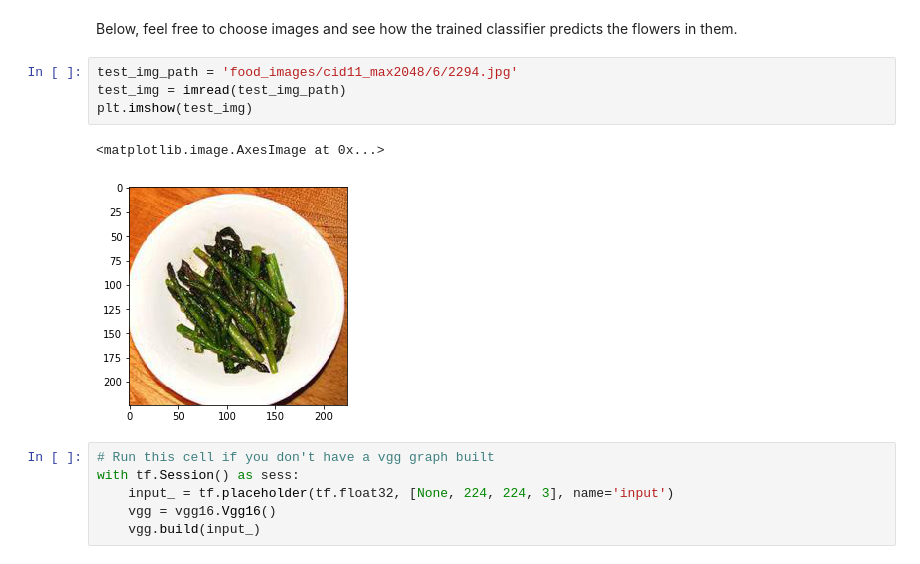
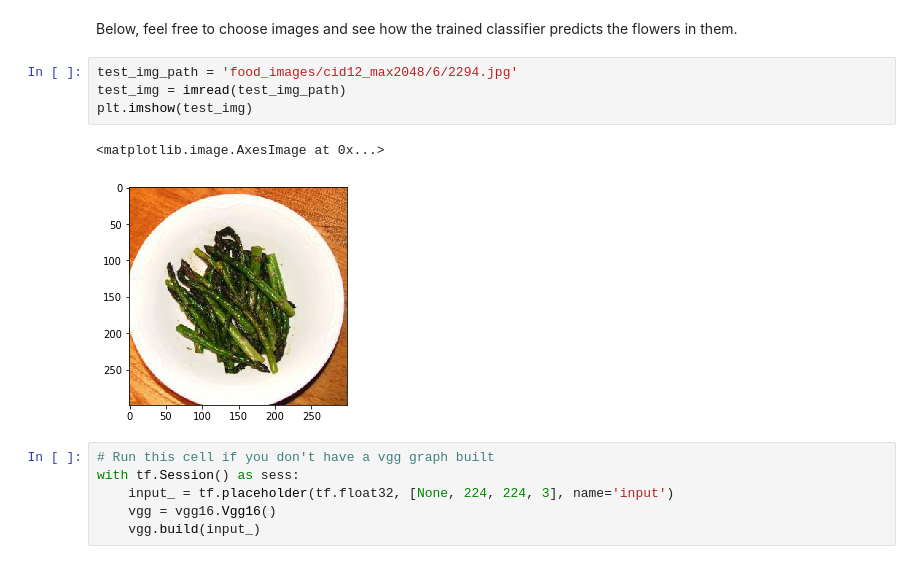
Before and after one commit to aleksas/food_nutrition_classifier_tf, a Jupyter notebook: model/Transfer_Learning_Solution.ipynb, the cells around one changed output. Saved outputs shown, nothing was run; the diff lists cells and outputs as text.

```diff
--- a/model/Transfer_Learning_Solution.ipynb
+++ b/model/Transfer_Learning_Solution.ipynb
@@ -392,12 +412,12 @@ from scipy.ndimage import imread
 # %% [markdown]
 Below, feel free to choose images and see how the trained classifier predicts the flowers in them.
 # %%
-test_img_path = 'food_images/cid11_max2048/6/2294.jpg'
+test_img_path = 'food_images/cid12_max2048/6/2294.jpg'
 test_img = imread(test_img_path)
 plt.imshow(test_img)
 # %% [output]
 <matplotlib.image.AxesImage at 0x...>
-[figure, old version]
+[figure, new version]
 # %%
 # Run this cell if you don't have a vgg graph built
 with tf.Session() as sess:
```
Also changed, not shown: parts of 7 cells of this notebook, 8 other files.
